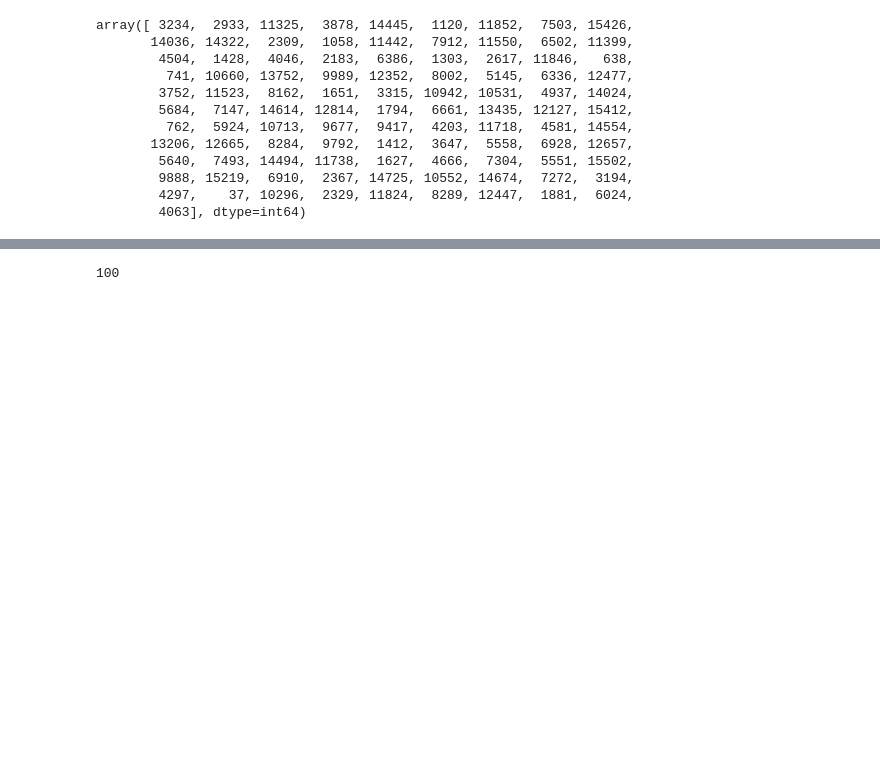
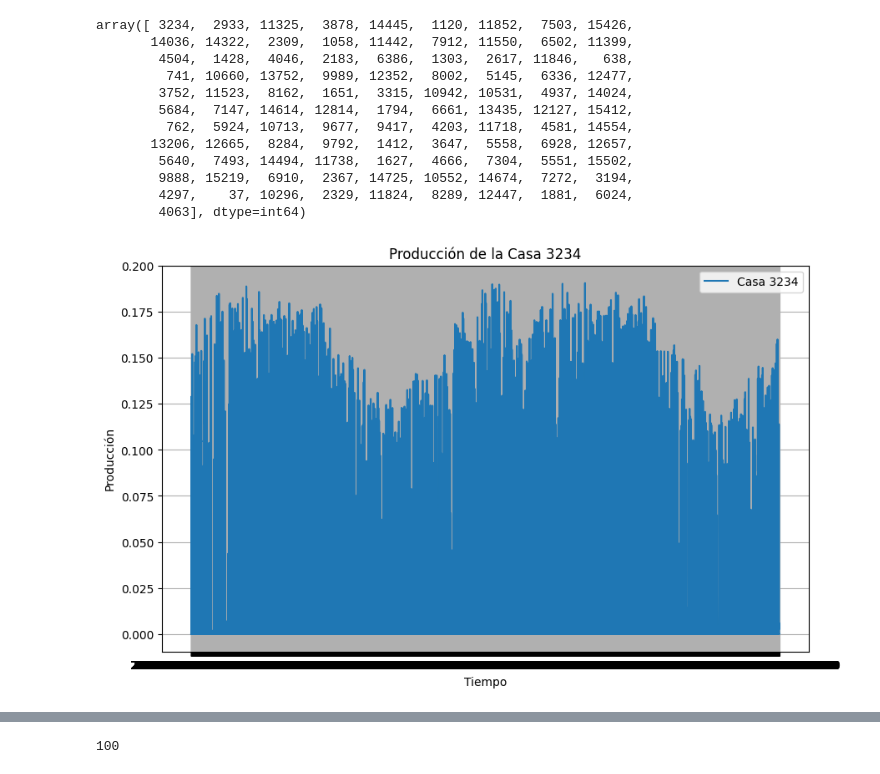
Before and after one commit to hypergalois/SmartGridsAI, a Jupyter notebook: reinceforcement_learning/prepreocesamiento.ipynb, the cells around one changed output, grey strips where cells are left out. Saved outputs shown, nothing was run; the diff lists cells and outputs as text; code cells hidden in the pictures; blank space fills up the shorter version.

```diff
--- a/reinceforcement_learning/prepreocesamiento.ipynb
+++ b/reinceforcement_learning/prepreocesamiento.ipynb
@@ -46,3 +46,20 @@ array([ 3234,  2933, 11325,  3878, 14445,  1120, 11852,  7503, 15426,
 # %%
 # Filtrar el DataFrame para mantener solo las filas con las casas seleccionadas
 data_filtrado = data[data['id_casa'].isin(casas)]
+# %%
+# graficar produccion de una sola casa
+# Filtrar los datos para una sola casa (reemplaza 'id_casa' y 'produccion' con los nombres reales de las columnas)
+id_casa_seleccionada = 3234  # Selecciona la primera casa del array 'casas'
+datos_casa = data_filtrado[data_filtrado['id_casa'] == id_casa_seleccionada]
+
+# Graficar la producción
+plt.figure(figsize=(10, 6))
+plt.plot(datos_casa['datetime'], datos_casa['produccion_kWh'], label=f'Casa {id_casa_seleccionada}')
+plt.xlabel('Tiempo')  # Reemplaza con la unidad de tiempo real
+plt.ylabel('Producción')
+plt.title(f'Producción de la Casa {id_casa_seleccionada}')
+plt.legend()
+plt.grid()
+plt.show()
+# %% [output]
+[figure, added]
```
Also changed, not shown: parts of 6 cells of this notebook.
